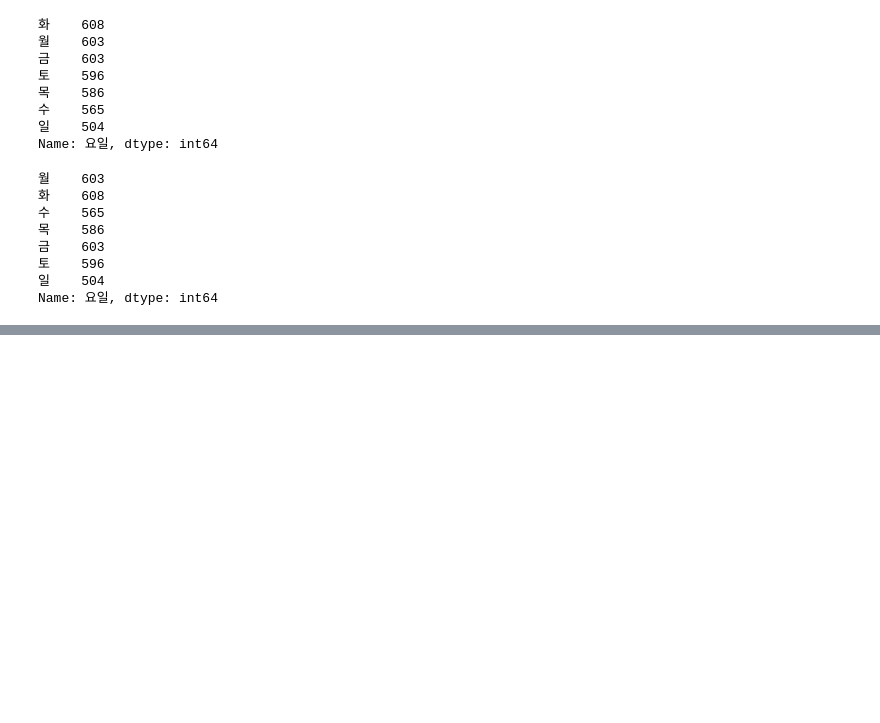
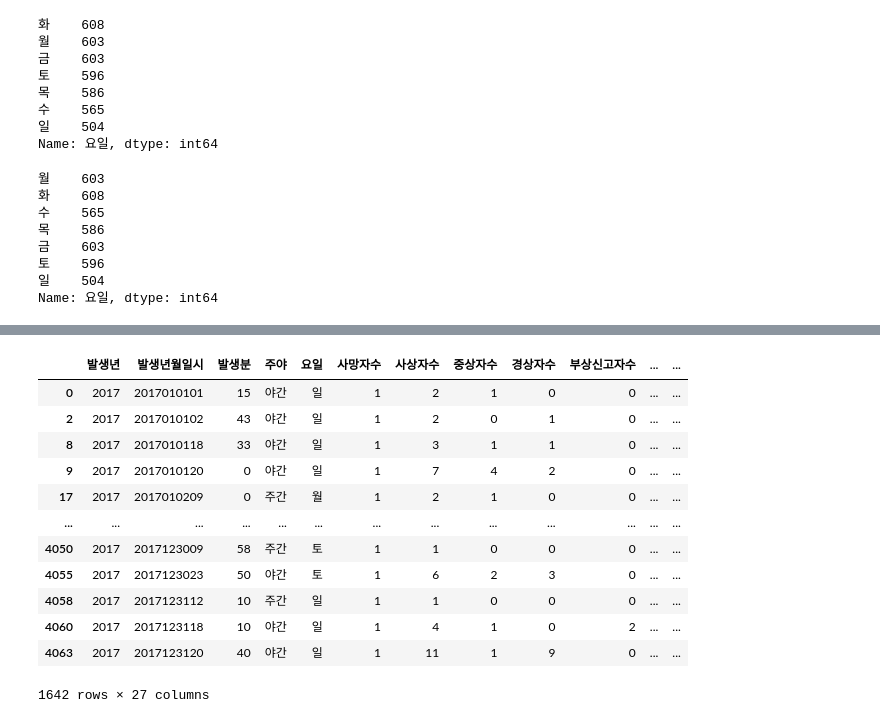
Before and after one commit to eeyeji/Python_Library, a Jupyter notebook: 3일차/Traffic_Accident_2017.ipynb, the cells around one changed output, grey strips where cells are left out. Drawn from its saved outputs; the diff is of its cells as text; code cells hidden in the pictures; blank space fills up the shorter version.

```diff
--- a/3일차/Traffic_Accident_2017.ipynb
+++ b/3일차/Traffic_Accident_2017.ipynb
@@ -52,0 +70,18 @@ Name: 요일, dtype: int64
+# %%
+#'사고유형_대분류' 칼럼에서 '차대차'만 뽑아오기
+car=data[data['사고유형_대분류']=='차대차']
+car
+# %% [output]
+|  | 발생년 | 발생년월일시 | 발생분 | 주야 | 요일 | 사망자수 | 사상자수 | 중상자수 | 경상자수 | 부상신고자수 | ... | ... |
+| 0 | 2017 | 2017010101 | 15 | 야간 | 일 | 1 | 2 | 1 | 0 | 0 | ... | ... |
+| 2 | 2017 | 2017010102 | 43 | 야간 | 일 | 1 | 2 | 0 | 1 | 0 | ... | ... |
+| 8 | 2017 | 2017010118 | 33 | 야간 | 일 | 1 | 3 | 1 | 1 | 0 | ... | ... |
+| 9 | 2017 | 2017010120 | 0 | 야간 | 일 | 1 | 7 | 4 | 2 | 0 | ... | ... |
+| 17 | 2017 | 2017010209 | 0 | 주간 | 월 | 1 | 2 | 1 | 0 | 0 | ... | ... |
+| ... | ... | ... | ... | ... | ... | ... | ... | ... | ... | ... | ... | ... |
+| 4050 | 2017 | 2017123009 | 58 | 주간 | 토 | 1 | 1 | 0 | 0 | 0 | ... | ... |
+| 4055 | 2017 | 2017123023 | 50 | 야간 | 토 | 1 | 6 | 2 | 3 | 0 | ... | ... |
+| 4058 | 2017 | 2017123112 | 10 | 주간 | 일 | 1 | 1 | 0 | 0 | 0 | ... | ... |
+| 4060 | 2017 | 2017123118 | 10 | 야간 | 일 | 1 | 4 | 1 | 0 | 2 | ... | ... |
+| 4063 | 2017 | 2017123120 | 40 | 야간 | 일 | 1 | 11 | 1 | 9 | 0 | ... | ... |
+1642 rows × 27 columns
```
Also changed, not shown: parts of 4 cells of this notebook.
